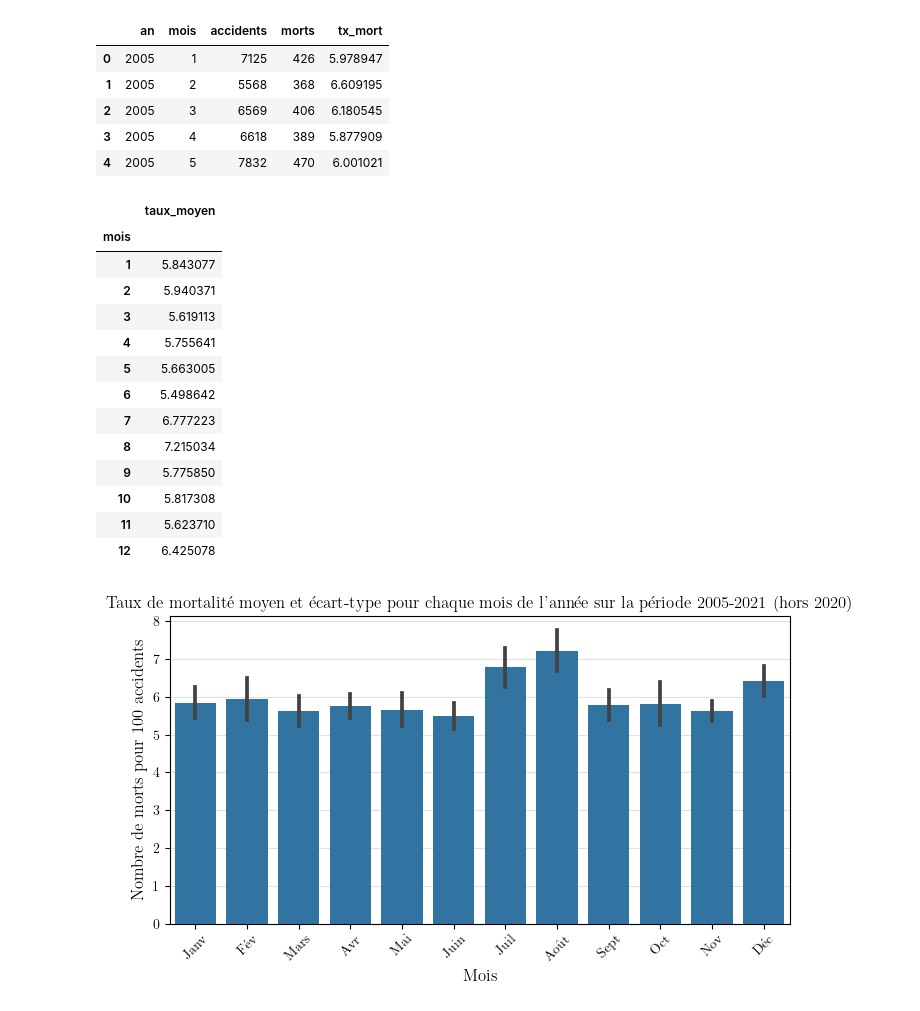
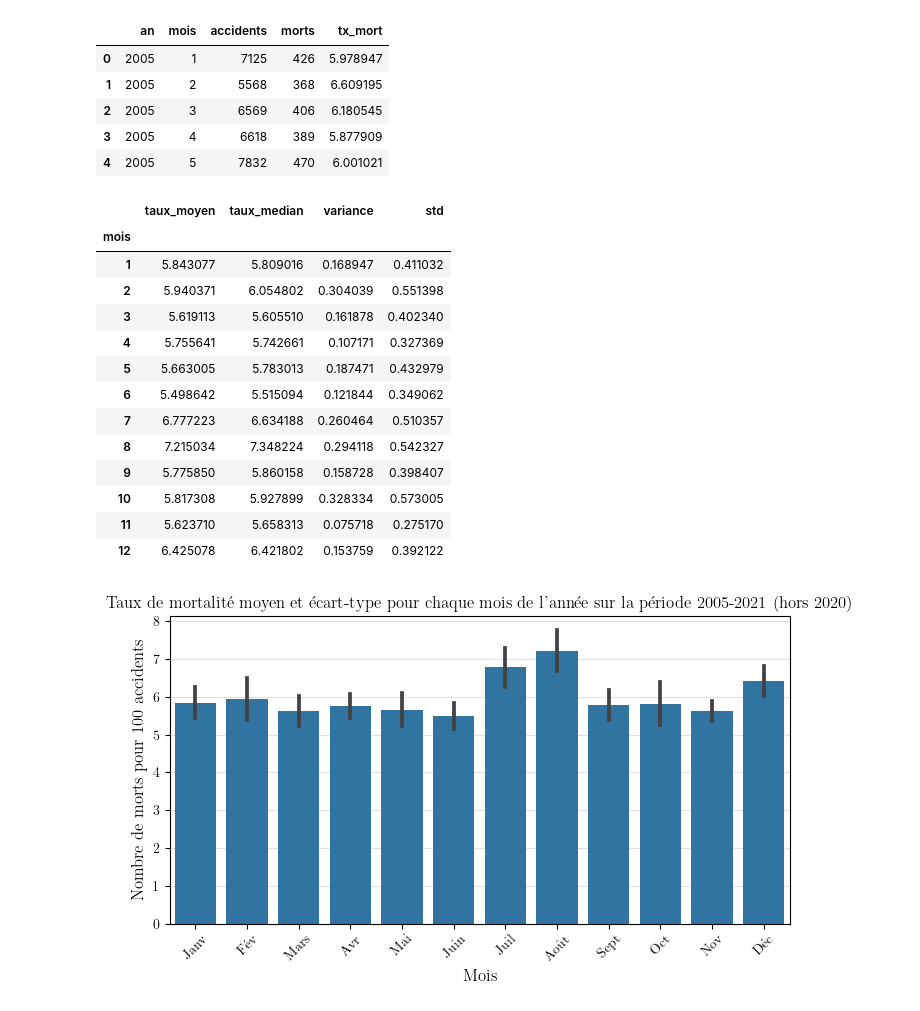
Before and after one commit to nlejay/accidents_circulation, a Jupyter notebook: projet_acc_route.ipynb, the cells around one changed output. Drawn from its saved outputs; the diff is of its cells as text; code cells hidden in the pictures.

```diff
--- a/projet_acc_route.ipynb
+++ b/projet_acc_route.ipynb
@@ -941,24 +947,27 @@ acc_vs_morts_par_mois.head()
 # %%
 # Taux de mortalité moyen pour chaque mois de l'année
 (acc_vs_morts_par_mois
  .groupby('mois')
- .agg(taux_moyen = pd.NamedAgg('tx_mort','mean'))
+ .agg(taux_moyen = pd.NamedAgg('tx_mort','mean'),
+      taux_median = pd.NamedAgg('tx_mort','median'),
+      variance = pd.NamedAgg('tx_mort','var'),
+      std = pd.NamedAgg('tx_mort','std'))
 )
 # %% [output]
-|  | taux_moyen |
-| mois |  |
-| 1 | 5.843077 |
-| 2 | 5.940371 |
-| 3 | 5.619113 |
-| 4 | 5.755641 |
-| 5 | 5.663005 |
-| 6 | 5.498642 |
-| 7 | 6.777223 |
-| 8 | 7.215034 |
-| 9 | 5.775850 |
-| 10 | 5.817308 |
-| 11 | 5.623710 |
-| 12 | 6.425078 |
+|  | taux_moyen | taux_median | variance | std |
+| mois |  |  |  |  |
+| 1 | 5.843077 | 5.809016 | 0.168947 | 0.411032 |
+| 2 | 5.940371 | 6.054802 | 0.304039 | 0.551398 |
+| 3 | 5.619113 | 5.605510 | 0.161878 | 0.402340 |
+| 4 | 5.755641 | 5.742661 | 0.107171 | 0.327369 |
+| 5 | 5.663005 | 5.783013 | 0.187471 | 0.432979 |
+| 6 | 5.498642 | 5.515094 | 0.121844 | 0.349062 |
+| 7 | 6.777223 | 6.634188 | 0.260464 | 0.510357 |
+| 8 | 7.215034 | 7.348224 | 0.294118 | 0.542327 |
+| 9 | 5.775850 | 5.860158 | 0.158728 | 0.398407 |
+| 10 | 5.817308 | 5.927899 | 0.328334 | 0.573005 |
+| 11 | 5.623710 | 5.658313 | 0.075718 | 0.275170 |
+| 12 | 6.425078 | 6.421802 | 0.153759 | 0.392122 |
 # %%
 # Représentation graphique du taux de mortalité moyen par mois de l'année
 
```
Also changed, not shown: parts of 31 cells of this notebook.
